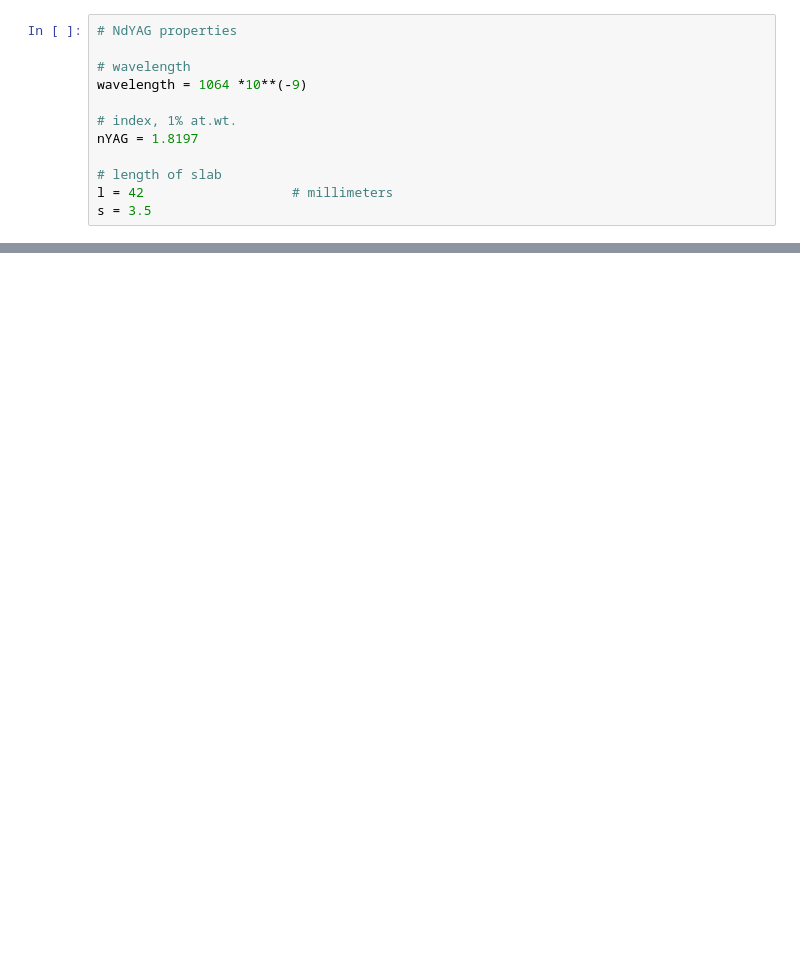
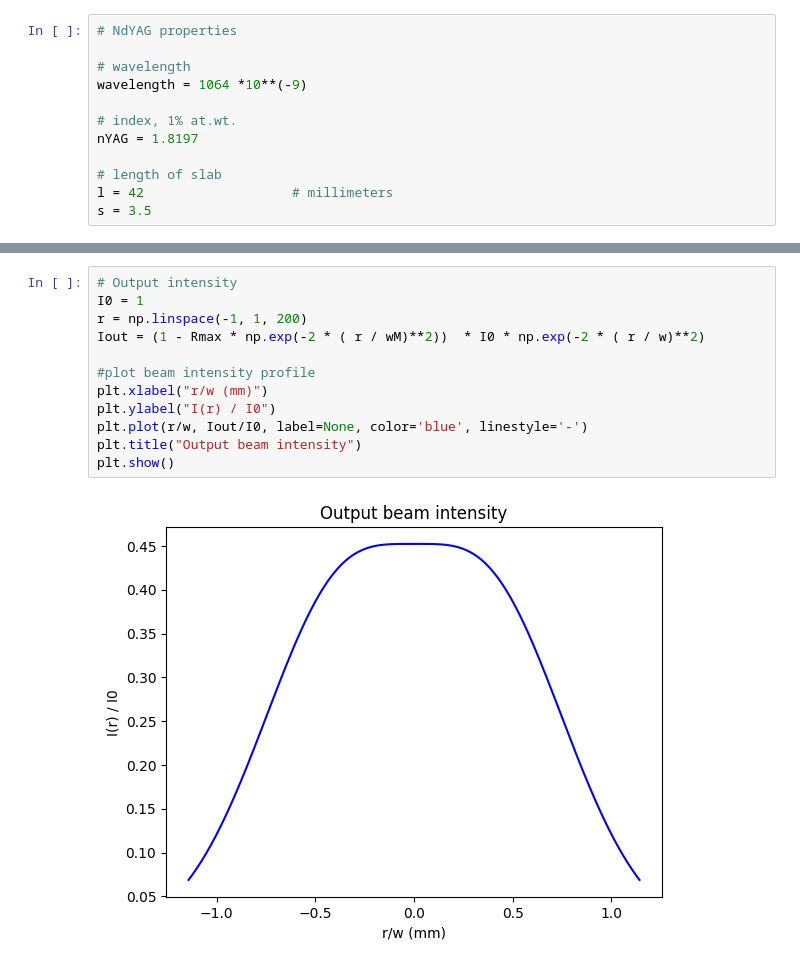
Before and after one commit to hrs9616/Misc.-scripts, a Jupyter notebook: CN+_GRM.ipynb, the cells around one changed output, grey strips where cells are left out. Saved outputs shown, nothing was run; the diff lists cells and outputs as text; blank space fills up the shorter version.

```diff
--- a/CN+_GRM.ipynb
+++ b/CN+_GRM.ipynb
@@ -50,0 +108,14 @@ g0L =  4.729893159851891
+# %%
+# Output intensity
+I0 = 1
+r = np.linspace(-1, 1, 200)
+Iout = (1 - Rmax * np.exp(-2 * ( r / wM)**2))  * I0 * np.exp(-2 * ( r / w)**2)
+
+#plot beam intensity profile
+plt.xlabel("r/w (mm)")
+plt.ylabel("I(r) / I0")
+plt.plot(r/w, Iout/I0, label=None, color='blue', linestyle='-')
+plt.title("Output beam intensity")
+plt.show()
+# %% [output]
+[figure, added]
```
Also changed, not shown: parts of 12 cells of this notebook.
